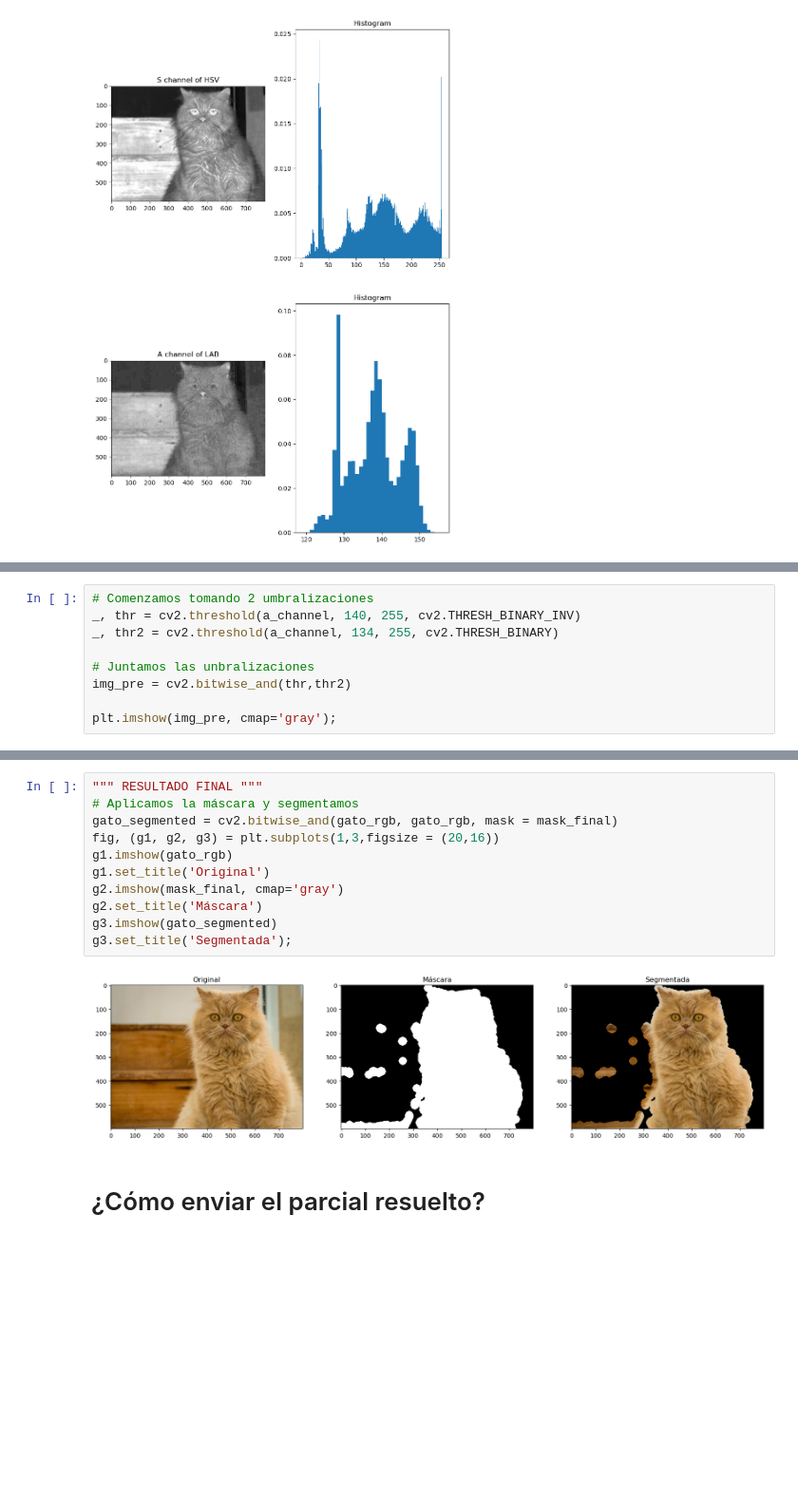
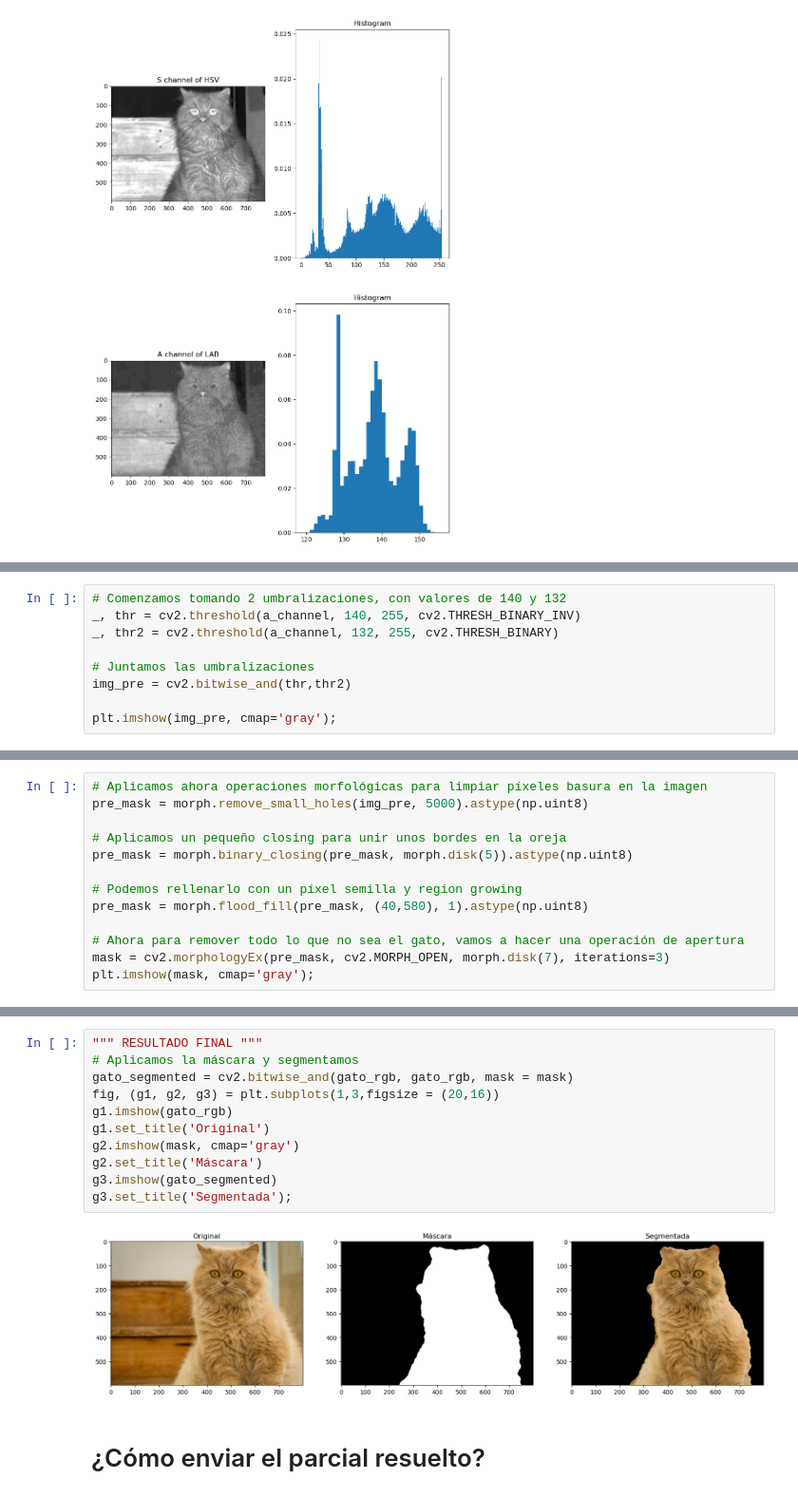
Before and after one commit to MillerQuintero2001/ImageProcessing, a Jupyter notebook: ArtificialVision/Parcial_VA/Examen_corregido.ipynb, the cells around one changed output, grey strips where cells are left out. Shown at 95% size. Saved outputs shown, nothing was run; the diff lists cells and outputs as text; blank space fills up the shorter version.

```diff
--- a/ArtificialVision/Parcial VA/Examen/Examen.ipynb
+++ b/ArtificialVision/Parcial_VA/Examen_corregido.ipynb
@@ -278,10 +274,10 @@ Utilizando el canal de color seleccionado en el punto anterior, realice la segme
 En caso de no utilizar alguno de estos algoritmos, se debe justificar el por qué no se utilizó.
 # %%
-# Comenzamos tomando 2 umbralizaciones
+# Comenzamos tomando 2 umbralizaciones, con valores de 140 y 132
 _, thr = cv2.threshold(a_channel, 140, 255, cv2.THRESH_BINARY_INV)
-_, thr2 = cv2.threshold(a_channel, 134, 255, cv2.THRESH_BINARY)
+_, thr2 = cv2.threshold(a_channel, 132, 255, cv2.THRESH_BINARY)
 
-# Juntamos las unbralizaciones
+# Juntamos las umbralizaciones
 img_pre = cv2.bitwise_and(thr,thr2)
 
 plt.imshow(img_pre, cmap='gray');
@@ -321,0 +286,13 @@ plt.imshow(mask_final, cmap='gray');
+# %%
+# Aplicamos ahora operaciones morfológicas para limpiar píxeles basura en la imagen
+pre_mask = morph.remove_small_holes(img_pre, 5000).astype(np.uint8)
+
+# Aplicamos un pequeño closing para unir unos bordes en la oreja
+pre_mask = morph.binary_closing(pre_mask, morph.disk(5)).astype(np.uint8)
+
+# Podemos rellenarlo con un píxel semilla y region growing
+pre_mask = morph.flood_fill(pre_mask, (40,580), 1).astype(np.uint8)
+
+# Ahora para remover todo lo que no sea el gato, vamos a hacer una operación de apertura
+mask = cv2.morphologyEx(pre_mask, cv2.MORPH_OPEN, morph.disk(7), iterations=3)
+plt.imshow(mask, cmap='gray');
@@ -322,16 +301,16 @@ plt.imshow(mask_final, cmap='gray');
 # %%
 """ RESULTADO FINAL """
 # Aplicamos la máscara y segmentamos
-gato_segmented = cv2.bitwise_and(gato_rgb, gato_rgb, mask = mask_final)
+gato_segmented = cv2.bitwise_and(gato_rgb, gato_rgb, mask = mask)
 fig, (g1, g2, g3) = plt.subplots(1,3,figsize = (20,16))
 g1.imshow(gato_rgb)
 g1.set_title('Original')
-g2.imshow(mask_final, cmap='gray')
+g2.imshow(mask, cmap='gray')
 g2.set_title('Máscara')
 g3.imshow(gato_segmented)
 g3.set_title('Segmentada');
 # %% [output]
-[figure, old version]
+[figure, new version]
 # %% [markdown]
 # ¿Cómo enviar el parcial resuelto?
 # %% [markdown]
```
Also changed, not shown: parts of 21 cells of this notebook, 2 other files.
